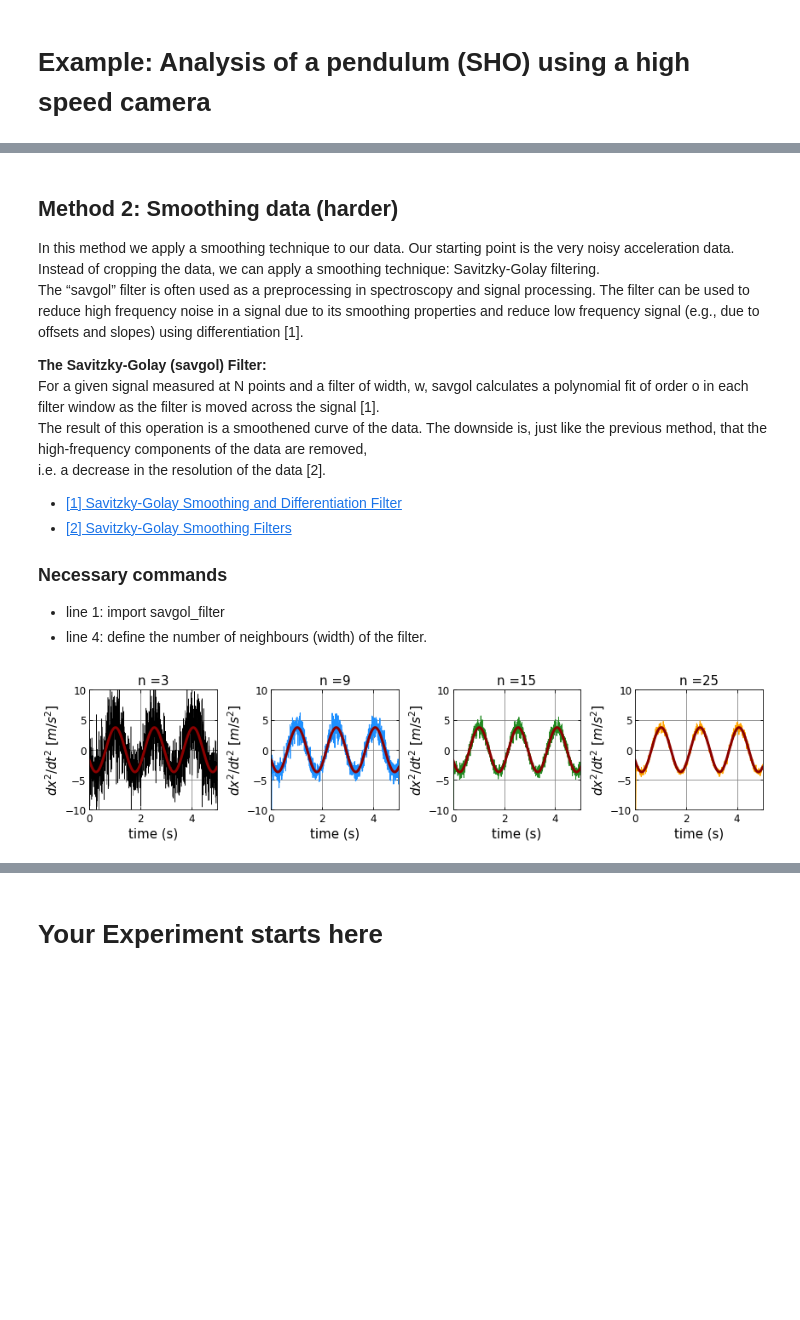
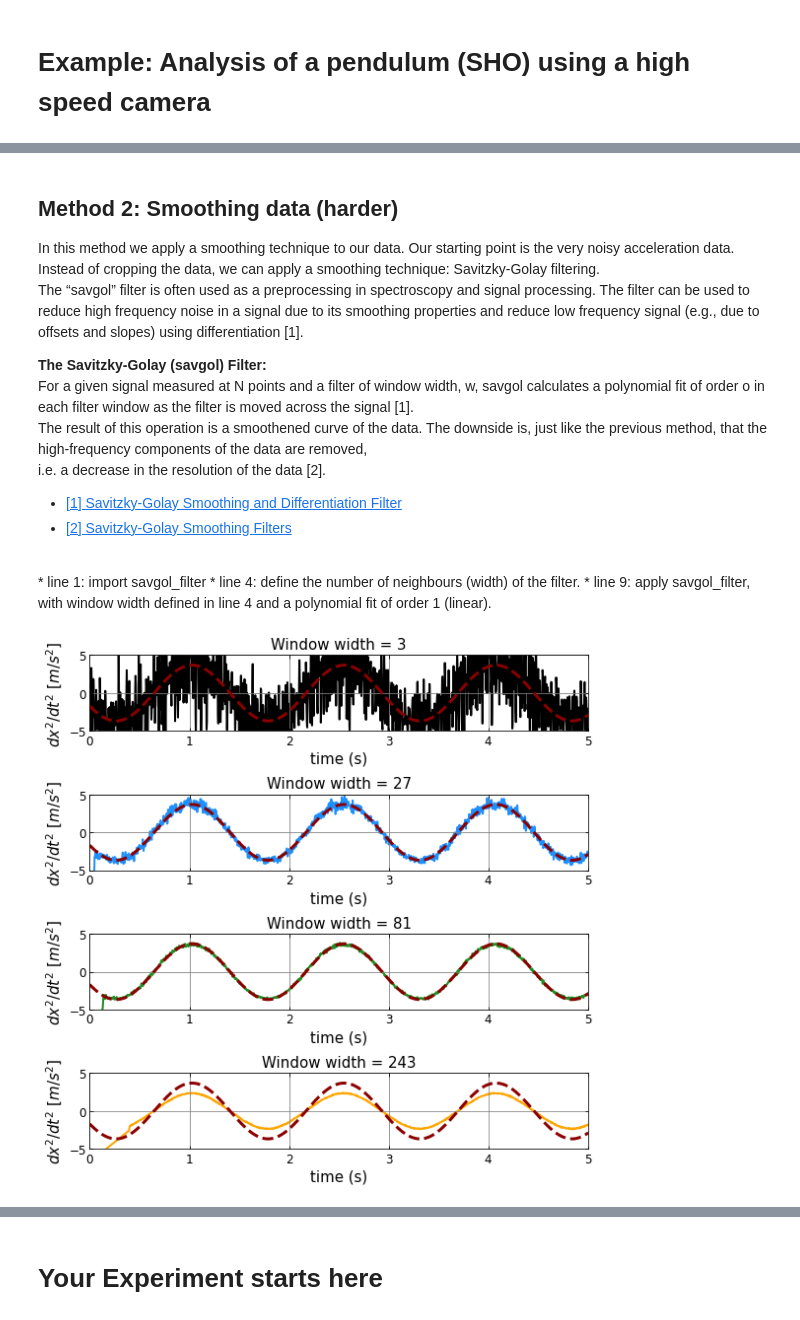
Before and after one commit to JBusink/Ndiff, a Jupyter notebook: code/Biomechanica_Notebook.ipynb, the cells around one changed output, grey strips where cells are left out. Cells and saved outputs as stored; diff of their text form; code cells hidden in the pictures; blank space fills up the shorter version.

```diff
--- a/code/Biomechanica_Notebook.ipynb
+++ b/code/Biomechanica_Notebook.ipynb
@@ -60,14 +71,20 @@ This, however, is not a problem for Python 3 to handle.
 <br>
 # %%
 df=pd.read_csv(cwd+'/data/Slingerdata_1.mqa', sep='\t',header=0)
+
 Time = df['Time'].str.replace(',', '.').astype(float).to_list()
 Xpos = df['Point #1.X'].str.replace(',', '.').astype(float).to_list()
 Ypos = df['Point #1.Y'].str.replace(',', '.').astype(float).to_list()
+
+# Time = df['Time'] #comment if data is comma delimited.
+# Xpos = df['Point #1.X'] #comment if data is comma delimited.
+# Ypos = df['Point #1.Y'] #comment if data is comma delimited.
+
 Xpos = [x for x in Xpos if str(x) != 'nan']
 Ypos = [x for x in Ypos if str(x) != 'nan']
 
+scaling = 1/1010 #scaling factor from pixel to [m]
 t=np.asarray(Time[:15000])
-scaling = 1/1000 #scaling factor from pixel to [m]
 x = np.asarray(Xpos[0:15000])*scaling
 y = np.asarray(Ypos[0:15000])*scaling
 # %% [markdown]
@@ -183,11 +252,11 @@ The following links can provide some more information about the used methods.<br
 der1 = np.gradient(x,t)
 der2 = np.gradient(der1,t)
 
-fig,axes=plt.subplots(1,3,figsize=(12,3))
-axes[0].scatter(t[::10],x[::10],color = 'black', s = 50, marker ='p',ec='black',fc='none') #plot every tenth datapoint [::10]
-axes[0].plot(t,model(t,*popt),color='darkred',lw=2)
+fig,axes=plt.subplots(1,3,figsize=(12,4))
+axes[0].scatter(t[::15],x[::15],color = 'black', s = 50, marker ='p',ec='black',fc='none') #plot every tenth datapoint [::10]
+axes[0].plot(t,sinus_model(t,*popt),color='darkred',lw=2)
 
-axes[1].scatter(t[::10], der1[::10], color='black', s = 50, marker ='p',ec='black',fc='none')
+axes[1].scatter(t[::15], der1[::15], color='black', s = 50, marker ='p',ec='black',fc='none')
 axes[1].plot(t,popt[2]*popt[1]*np.cos(popt[2]*t+popt[3]),color='darkred',lw=2)
 
 axes[2].scatter(t[::], der2[::], color='black', s = 50, marker ='p',ec='black',fc='none')
@@ -242,7 +324,7 @@ The downside of this method, is that we throw away a lot of data that couldbe po
 # %%
-fig,axes=plt.subplots(1,4,figsize=(12,3))
-slicelist= [1,2,3,4]
-lwlist=[.2,1,1,1,1]
+fig,axes=plt.subplots(4,1,figsize=(8,8))
+slicelist= [1,4,16,64]
+lwlist=[2,2,2,2,2]
 colorlist=['black','dodgerblue','forestgreen','orange','purple']
 for i in range(len(slicelist)):
     x2 = x[::slicelist[i]]
@@ -250,11 +332,11 @@ for i in range(len(slicelist)):
     der_slice1 = np.gradient(x2,t2)
     der_slice2 = np.gradient(der_slice1,t2)
 
-    axes[i].plot(t2,der_slice2,color = colorlist[i],lw=lwlist[i])
-    axes[i].plot(t,-popt[2]**2*popt[1]*np.sin(popt[2]*t+popt[3]),color='darkred',lw=3)
+    axes[i].plot(t2,der_slice2,color = colorlist[i],lw=lwlist[i],zorder=1)
+    axes[i].plot(t2,-popt[2]**2*popt[1]*np.sin(popt[2]*t2+popt[3]),color='darkred',lw=3,ls='--',zorder=2)
 
     axes[i].set_title("n =" + str(slicelist[i]),fontsize=15)
-    axes[i].set_ylim(-10,10)
+    axes[i].set_ylim(-5,5)
     axes[i].set_xlim(0,5)
     axes[i].set_xlabel('time (s)',fontsize=15)
 
@@ -270,37 +352,37 @@ In this method we apply a smoothing technique to our data. Our starting point is
 The “savgol” filter is often used as a preprocessing in spectroscopy and signal processing. The filter can be used to reduce high frequency noise in a signal due to its smoothing properties and reduce low frequency signal (e.g., due to offsets and slopes) using differentiation [1].
 
 **The Savitzky-Golay (savgol) Filter:**  <br>
-For a given signal measured at N points and a filter of width, w, savgol calculates a polynomial fit of order o in each filter window as the filter is moved across the signal [1].<br>
+For a given signal measured at N points and a filter of window width, w, savgol calculates a polynomial fit of order o in each filter window as the filter is moved across the signal [1].<br>
 The result of this operation is a smoothened curve of the data. The downside is, just like the previous method, that the high-frequency components of the data are removed,<br>
 i.e. a decrease in the resolution of the data [2].
 
 * [[1] Savitzky-Golay Smoothing and Differentiation Filter](https://eigenvector.com/wp-content/uploads/2020/01/SavitzkyGolay.pdf)<br>
 * [[2] Savitzky-Golay Smoothing Filters](http://phys.uri.edu/nigh/NumRec/bookfpdf/f14-8.pdf)<br>
-
-### Necessary commands
+<br>
 * line 1: import savgol_filter
 * line 4: define the number of neighbours (width) of the filter.
+* line 9: apply savgol_filter, with window width defined in line 4 and a polynomial fit of order 1 (linear).
 # %%
 from scipy.signal import savgol_filter
 
-fig,axes=plt.subplots(1,4,figsize=(12,3))
-neighbourlist= [3,9,15,25]
-lwlist=[.5,1,1,1,1]
+fig,axes=plt.subplots(4,1,figsize=(8,8))
+neighbourlist= [3,27,81,243]
+lwlist=[2,2,2,2,2]
 colorlist=['black','dodgerblue','forestgreen','orange','purple']
 
 for i in range(len(slicelist)):
-    axes[i].plot(t, savgol_filter(der2,neighbourlist[i],1),color = colorlist[i],lw=lwlist[i])
-    axes[i].plot(t,-popt[2]**2*popt[1]*np.sin(popt[2]*t+popt[3]),color='darkred',lw=3)
+    axes[i].plot(t, savgol_filter(der2,neighbourlist[i],1),color = colorlist[i],lw=lwlist[i],zorder=1)
+    axes[i].plot(t,-popt[2]**2*popt[1]*np.sin(popt[2]*t+popt[3]),color='darkred',lw=3,ls='--',zorder=2)
 
-    axes[i].set_title("n =" + str(neighbourlist[i]),fontsize=15)
-    axes[i].set_ylim(-10,10)
+    axes[i].set_title("Window width = " + str(neighbourlist[i]),fontsize=15)
+    axes[i].set_ylim(-5,5)
     axes[i].set_xlim(0,5)
     axes[i].set_xlabel('time (s)',fontsize=15)
     axes[i].tick_params(direction="in",labelsize=12,bottom = True,top = True,left= True,right=True) #inward direction of tick-lines
     axes[i].grid(True,color='gray')
     axes[i].set_ylabel(r'$dx^2/dt^2$ $[m/s^2]$',fontsize=15)
 plt.tight_layout()
 # %% [output]
-[figure, old version]
+[figure, new version]
 # %% [markdown]
 ## Discussion
```
Also changed, not shown: parts of 21 cells of this notebook, 3 other files.
